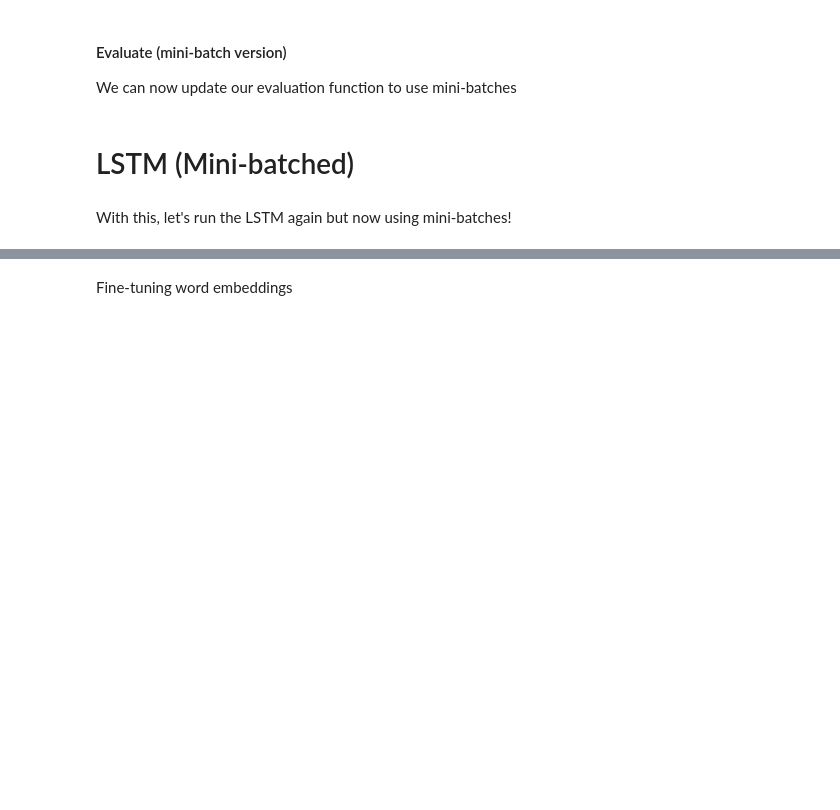
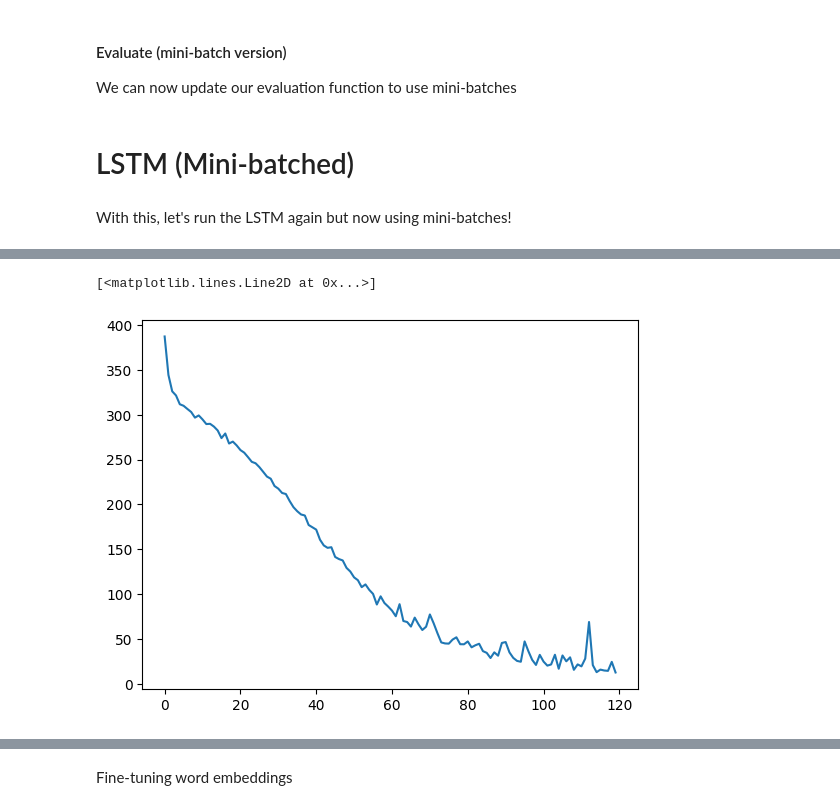
Before and after one commit to karim-abdel/NLP_1, a Jupyter notebook: Copia_di_NLP1_2023_Practical_2.ipynb, the cells around one changed output, grey strips where cells are left out. Cells and saved outputs as stored; diff of their text form; code cells hidden in the pictures; blank space fills up the shorter version.

```diff
--- a/Copia_di_NLP1_2023_Practical_2.ipynb
+++ b/Copia_di_NLP1_2023_Practical_2.ipynb
@@ -660,7 +691,7 @@ def train_model(model, optimizer, threshold, patience, num_iterations=10000,
       # done training
       if iter_i == num_iterations or pat_count >= patience:
         print("Done training")
-|
+
         # evaluate on train, dev, and test with best model
         print("Loading best model")
         path = "{}.pt".format(model.__class__.__name__)
@@ -1523,7 +1657,7 @@ def evaluate(model, data,
 With this, let's run the LSTM again but now using mini-batches!
 # %%
 lstm_model = LSTMClassifier(
-    len(v.w2i), 300, 168, len(t2i), v)
+    len(vocab.w2i), 300, 168, len(t2i), vocab)
 
 # copy pre-trained vectors into embeddings table
 with torch.no_grad():
@@ -1538,9 +1672,10 @@ lstm_model = lstm_model.to(device)
 batch_size = 25
 optimizer = optim.Adam(lstm_model.parameters(), lr=2e-4)
 
-lstm_losses, lstm_accuracies = train_model(
+lstm_losses_m, lstm_accuracies_m = train_model(
     lstm_model, optimizer, num_iterations=30000,
     print_every=250, eval_every=250,
+    threshold = 0.01, patience = 3,
     batch_size=batch_size,
     batch_fn=get_minibatch,
     prep_fn=prepare_minibatch,
@@ -1551,0 +1701,5 @@ lstm_losses, lstm_accuracies = train_model(
+# %%
+plt.plot(lstm_losses_m)
+# %% [output]
+[<matplotlib.lines.Line2D at 0x...>]
+[figure, added]
```
Also changed, not shown: parts of 41 cells of this notebook.
